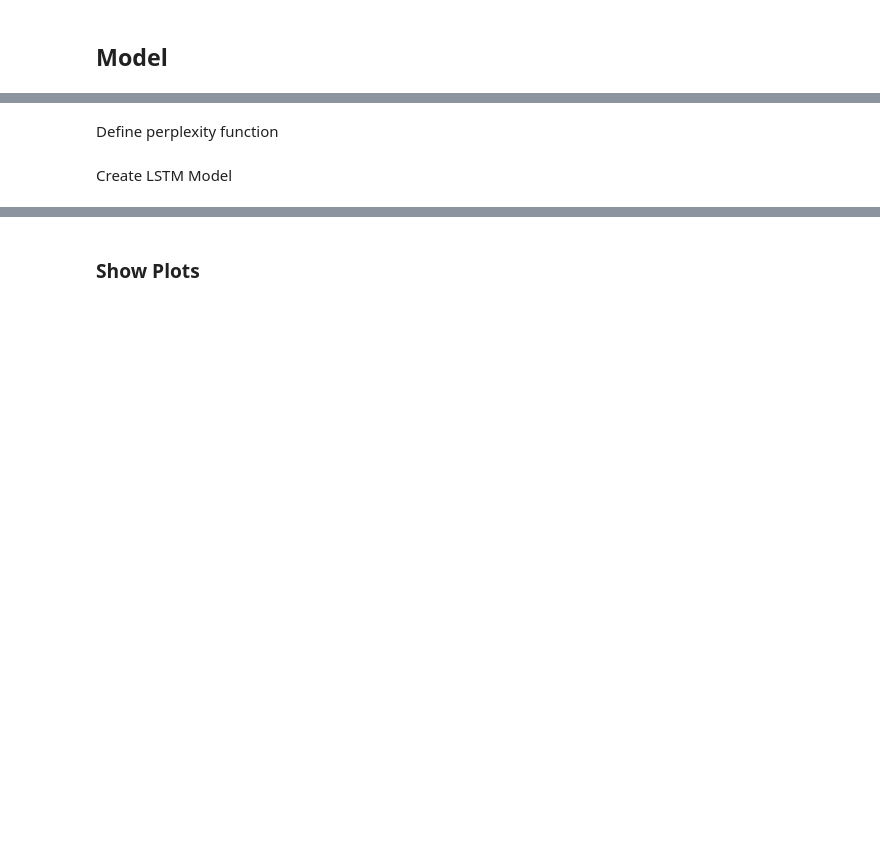
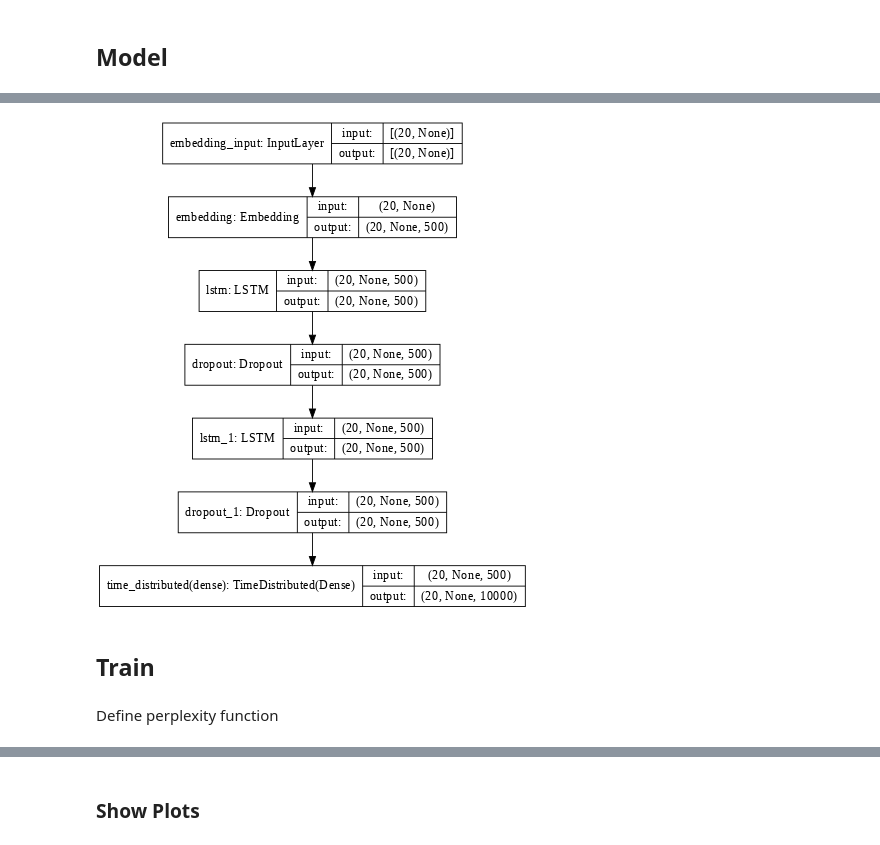
Before and after one commit to ZizZu94/nlu-text-generation, a Jupyter notebook: notebook.ipynb, the cells around one changed output, grey strips where cells are left out. Saved outputs shown, nothing was run; the diff lists cells and outputs as text; code cells hidden in the pictures; blank space fills up the shorter version.

```diff
--- a/notebook.ipynb
+++ b/notebook.ipynb
@@ -159,0 +149,6 @@ Target batches: shape (26540, 35)
+# %%
+for i, t in train_dataset.take(1):
+  print('Input sequence:')
+  print(i[0].numpy())
+  print('Target sequence:')
+  print(t[0].numpy())
@@ -159,0 +164,7 @@ Target batches: shape (26540, 35)
+# %%
+for i, t in train_dataset.take(1):
+  print('Input first batch:')
+  print(i.numpy())
+  print()
+  print('Target first batch:')
+  print(t.numpy())
@@ -159,0 +189,6 @@ Target batches: shape (26540, 35)
+# %%
+for i, t in train_dataset.take(1):
+  print('Single batch Input dataset shape:')
+  print(i.numpy().shape)
+  print('Single batch Target dataset shape:')
+  print(t.numpy().shape)
@@ -162,3 +241,9 @@ Target batches: shape (26540, 35)
+# %%
+plot_model(model, show_shapes=True, dpi=64)
+# %% [output]
+[figure, added]
+# %% [markdown]
+## Train
 # %% [markdown]
 Define perplexity function
 # %%
@@ -166,5 +252,3 @@ def ppl(y_true, y_pred):
   cross_entropy = K.sparse_categorical_crossentropy(y_true, y_pred)
   perplexity = K.exp(K.mean(cross_entropy))
   return perplexity
-# %% [markdown]
-Create LSTM Model
```
Also changed, not shown: parts of 32 cells of this notebook.
